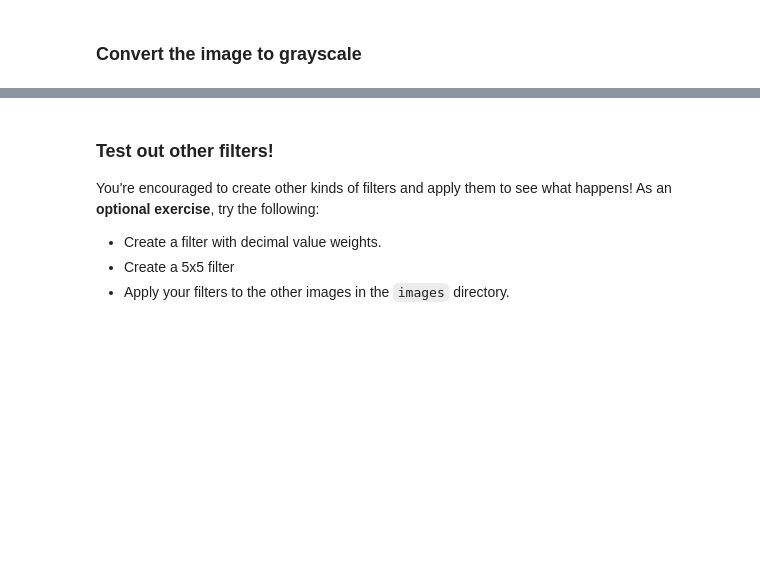
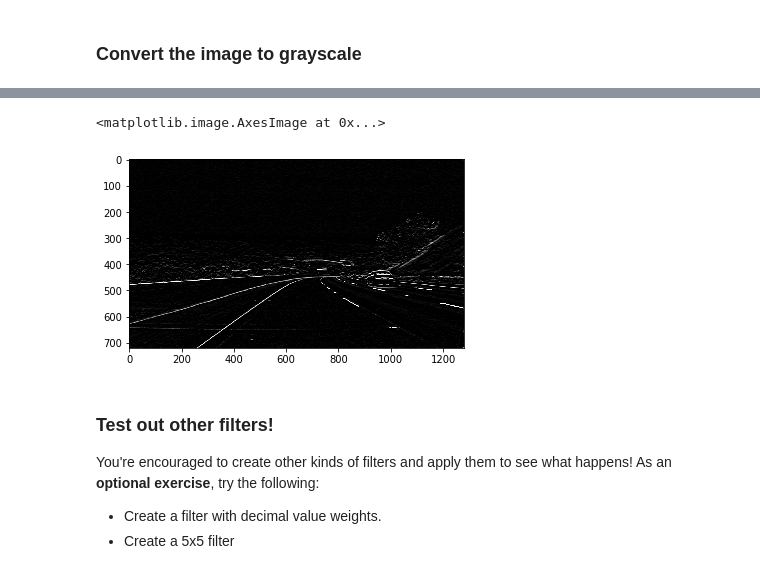
Before and after one commit to jibinmathew69/PyTorch-In-Depth, a Jupyter notebook: CNNs/Understanding Filters.ipynb, the cells around one changed output, grey strips where cells are left out. Saved outputs shown, nothing was run; the diff lists cells and outputs as text; code cells hidden in the pictures; blank space fills up the shorter version.

```diff
--- a/CNNs/Understanding Filters.ipynb
+++ b/CNNs/Understanding Filters.ipynb
@@ -37,22 +43,25 @@ For a challenge, see if you can put the image through a series of filters: first
 # %%
 # Create a custom kernel
 
 # 3x3 array for edge detection
 sobel_y = np.array([[ -1, -2, -1],
                    [ 0, 0, 0],
                    [ 1, 2, 1]])
 
-## TODO: Create and apply a Sobel x operator
-
+## Sobel x operator
+sobel_x = np.array([[-1, 0, 1],
+                   [-2, 0, 2],
+                   [-1, 0, 1]])
 
 # Filter the image using filter2D, which has inputs: (grayscale image, bit-depth, kernel)
 filtered_image = cv2.filter2D(gray, -1, sobel_y)
-
 plt.imshow(filtered_image, cmap='gray')
+# %% [output]
+<matplotlib.image.AxesImage at 0x...>
+[figure, added]
 # %% [markdown]
 ### Test out other filters!
 
 You're encouraged to create other kinds of filters and apply them to see what happens! As an **optional exercise**, try the following:
 * Create a filter with decimal value weights.
 * Create a 5x5 filter
-* Apply your filters to the other images in the `images` directory.
```
Also changed, not shown: parts of 7 cells of this notebook.
